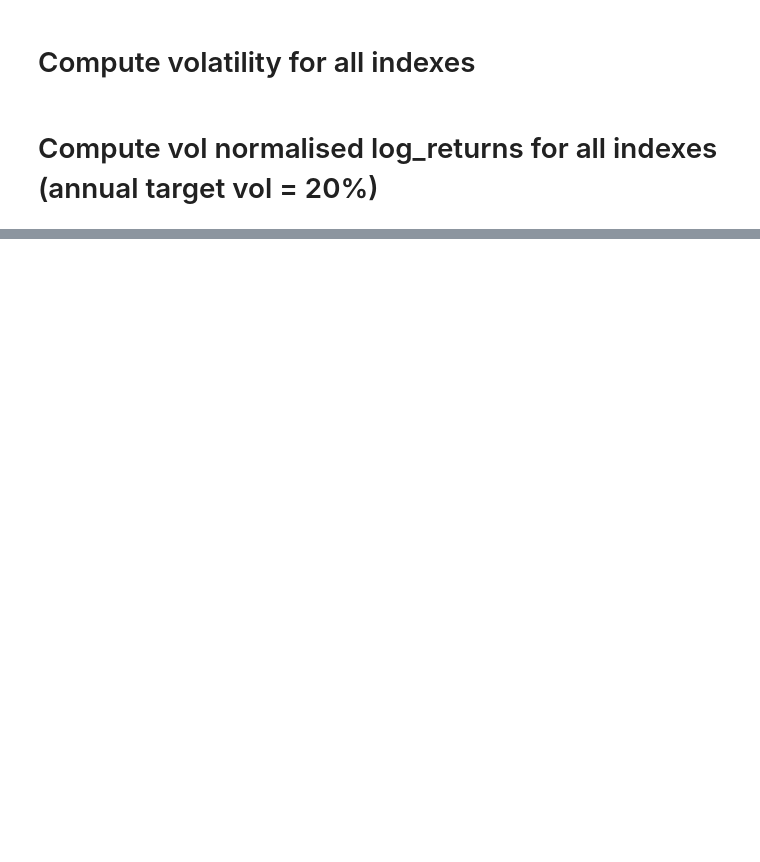
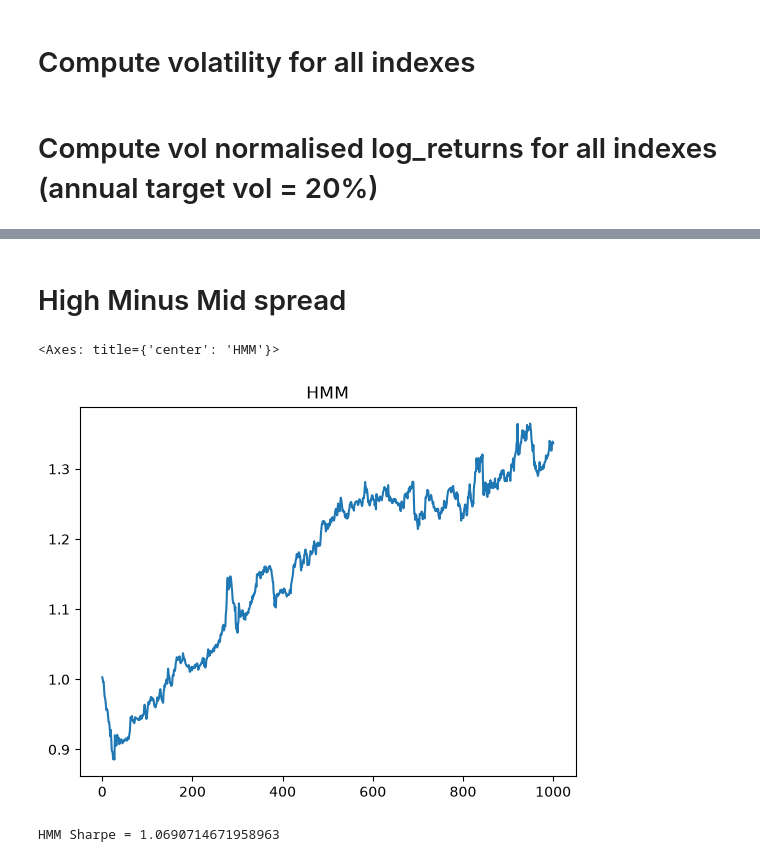
Before and after one commit to kumandgo369/wh_research_bb, a Jupyter notebook: wip/liquidity_quantiles.ipynb, the cells around one changed output, grey strips where cells are left out. Saved outputs shown, nothing was run; the diff lists cells and outputs as text; code cells hidden in the pictures; blank space fills up the shorter version.

```diff
--- a/wip/liquidity_quantiles.ipynb
+++ b/wip/liquidity_quantiles.ipynb
@@ -191,0 +211,11 @@ out
+# %% [markdown]
+# High Minus Mid spread
+# %%
+indexes_wide.to_pandas()["HMM_log_return"].cumsum().apply(np.exp).plot(title="HMM")
+# %% [output]
+<Axes: title={'center': 'HMM'}>
+[figure, added]
+# %%
+print(f"HMM Sharpe = {indexes_wide["HMM_log_return"].mean() / indexes_wide["HMM_log_return"].std() * np.sqrt(365)}")
+# %% [output]
+HMM Sharpe = 1.0690714671958963
```
Also changed, not shown: parts of 32 cells of this notebook, 3 other files.
